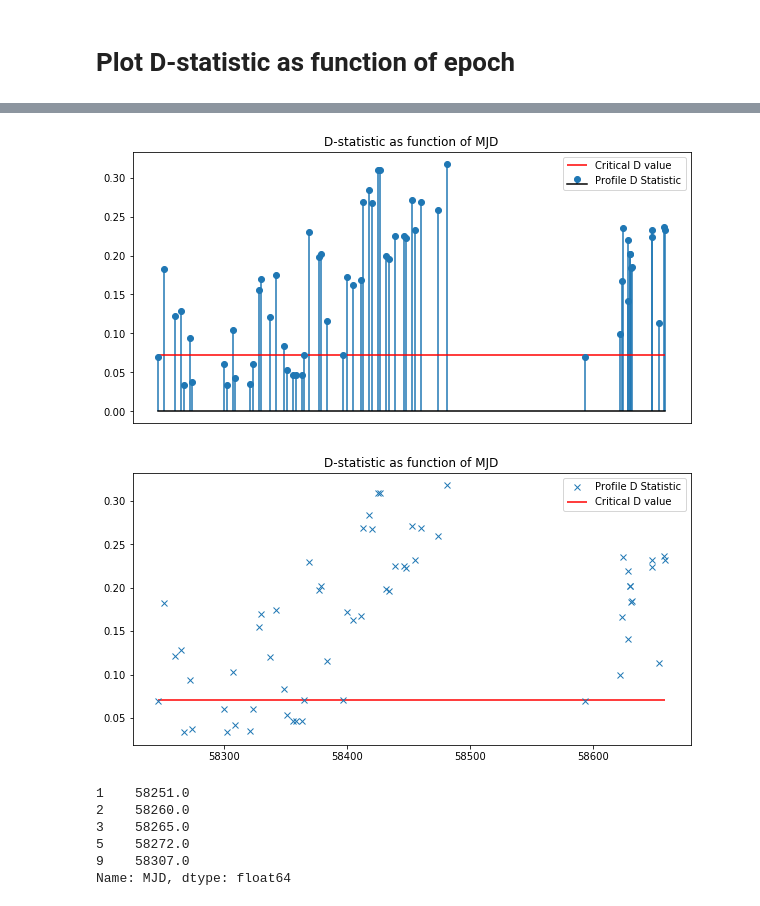
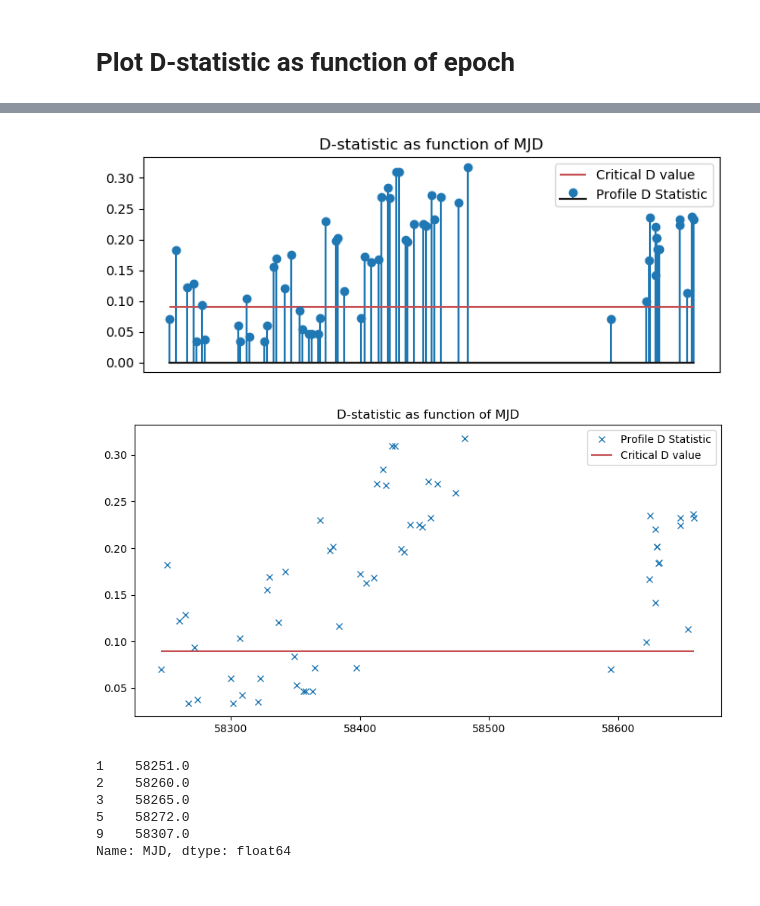
Before and after one commit to minyoungk99/IRES, a Jupyter notebook: J0332_KS_test_sim.ipynb, the cells around one changed output, grey strips where cells are left out. Cells and saved outputs as stored; diff of their text form; code cells hidden in the pictures.

```diff
--- a/J0332_KS_test_sim.ipynb
+++ b/J0332_KS_test_sim.ipynb
@@ -127,26 +128,27 @@ D_sim.max(), np.percentile(D_sim, q=99)
 # %%
 #Set critical value of D statistic as 99th percentile
-D_crit = np.percentile(D_sim, q=95)
+D_crit = np.percentile(D_sim, q=99)
 
 #import MJD
-mjd_arr = np.loadtxt('J0332_MJD.txt')
-mjd_arr = mjd_arr[1:] #remove first element, because that is MJD of refernce profile
+mjd_orig = np.loadtxt('J0332_MJD.txt')
+mjd_arr = mjd_orig[1:] #remove first element, because that is MJD of refernce profile
 # %%
 #create pandas object
 data = np.vstack((mjd_arr, D_real))
 df = pd.DataFrame(data, index=['MJD', 'D_statistic']).T
 # %%
 #plot D-statistic as function of MJD
-fig = plt.figure(figsize=(10,5))
+sns.reset_orig()
+fig = plt.figure(figsize=(8,3))
 plt.stem(df['MJD'], df['D_statistic'], label='Profile D Statistic', basefmt='k', use_line_collection=True)
 plt.hlines(y=D_crit, xmin=mjd_arr[0], xmax=mjd_arr[-1], color='r', label='Critical D value')
 plt.legend()
 plt.title('D-statistic as function of MJD')
 plt.xticks([])
 plt.savefig('./plots/Dstat_stem.jpeg')
 plt.show()
 # %% [output]
-[figure, old version]
+[figure, new version]
 # %%
 #plot D-statistic as function of MJD
 fig = plt.figure(figsize=(10,5))
@@ -157,7 +159,7 @@ plt.title('D-statistic as function of MJD')
 plt.savefig('./plots/Dstat_scatter.jpg')
 plt.show()
 # %% [output]
-[figure, old version]
+[figure, new version]
 # %%
 mask = df['D_statistic'] > D_crit
 mode_change = df['MJD'][mask]
```
Also changed, not shown: parts of 10 cells of this notebook, 10 other files.
